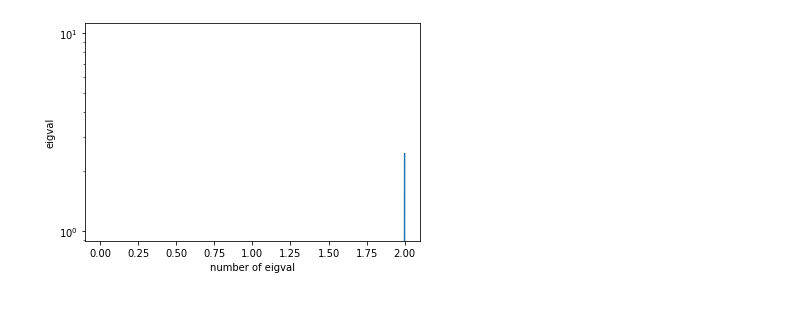
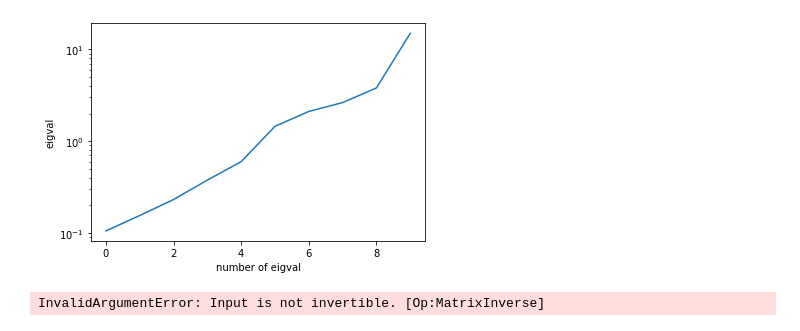
Before and after one commit to LuchnikovI/QGOpt, a Jupyter notebook: Densm_test_1_linear_optimization.ipynb, the cells around one changed output. Saved outputs shown, nothing was run; the diff lists cells and outputs as text; code cells hidden in the pictures.

```diff
--- a/Densm_test_1_linear_optimization.ipynb
+++ b/Densm_test_1_linear_optimization.ipynb
@@ -3,42 +3,42 @@ import tensorflow as tf
 import matplotlib.pyplot as plt
 import qriemannopt as qro
 # %%
-ham_dim = 3 # dimension of hamiltonian
+ham_dim = 10 # dimension of hamiltonian
 
 # hamiltonian
 Q = qro.manifold.real_to_complex(tf.random.normal((ham_dim, ham_dim, 2), dtype=tf.float64))
 Q, _ = tf.linalg.qr(Q)
 S = tf.random.uniform((ham_dim,), -3, 3)
-#S = tf.exp(S)
+S = tf.exp(S)
 S = tf.cast(S, dtype=tf.complex128)
 H = tf.einsum('ik,k,jk->ij', Q, S, tf.math.conj(Q))
 
 plt.plot(tf.linalg.eigvalsh(H))
 plt.yscale('log')
 plt.xlabel('number of eigval')
 plt.ylabel('eigval')
 
 # min of loss function
 min_value = tf.cast(tf.linalg.eigvalsh(H)[0],
                    dtype=tf.float64)
 
 # in dens matrix
 rho = tf.eye(ham_dim, dtype=tf.complex128)
 rho = rho / tf.linalg.trace(rho)
 rho = qro.manifold.complex_to_real(rho)
 
 # manifold of dens matrices
 m = qro.manifold.DensM()
 
 # optimizers
 opts = {
         'GD':qro.optimizers.RSGD(m, 0.01),
         'GD_momentum':qro.optimizers.RSGD(m, 0.01, 0.9),
         'Adam':qro.optimizers.RAdam(m, 0.01),
         'Adam_with_ams':qro.optimizers.RAdam(m, 0.01, ams=True)
        }
 # %% [output]
-[figure, old version]
+[figure, new version]
 # %%
 list_of_losses = {}
 # loop over optimizers
@@ -46,7 +46,7 @@ for key, opt in opts.items():
     # training loop
     losses = []
     rho_var = tf.Variable(rho)
-    for _ in range(300):
+    for _ in range(1000):
         with tf.GradientTape() as tape:
             loss = tf.linalg.trace(qro.manifold.real_to_complex(rho_var) @ H)
             loss = tf.cast(loss, tf.float64)
@@ -54,6 +54,8 @@ for key, opt in opts.items():
         grad = tape.gradient(loss, rho_var)
         opt.apply_gradients(zip([grad], [rho_var]))
     list_of_losses[key] = losses
+# %% [output]
+InvalidArgumentError: Input is not invertible. [Op:MatrixInverse]
 # %%
 # learning curves
 colors = ['r', 'r--', 'b', 'b--', 'k', 'k--', 'g', 'g--', 'r:', 'r-.', 'b:', 'b-.', 'k:', 'k-.', 'g:', 'g-.', 'purple']
```
Also changed, not shown: parts of 7 cells of this notebook, 2 other files.
